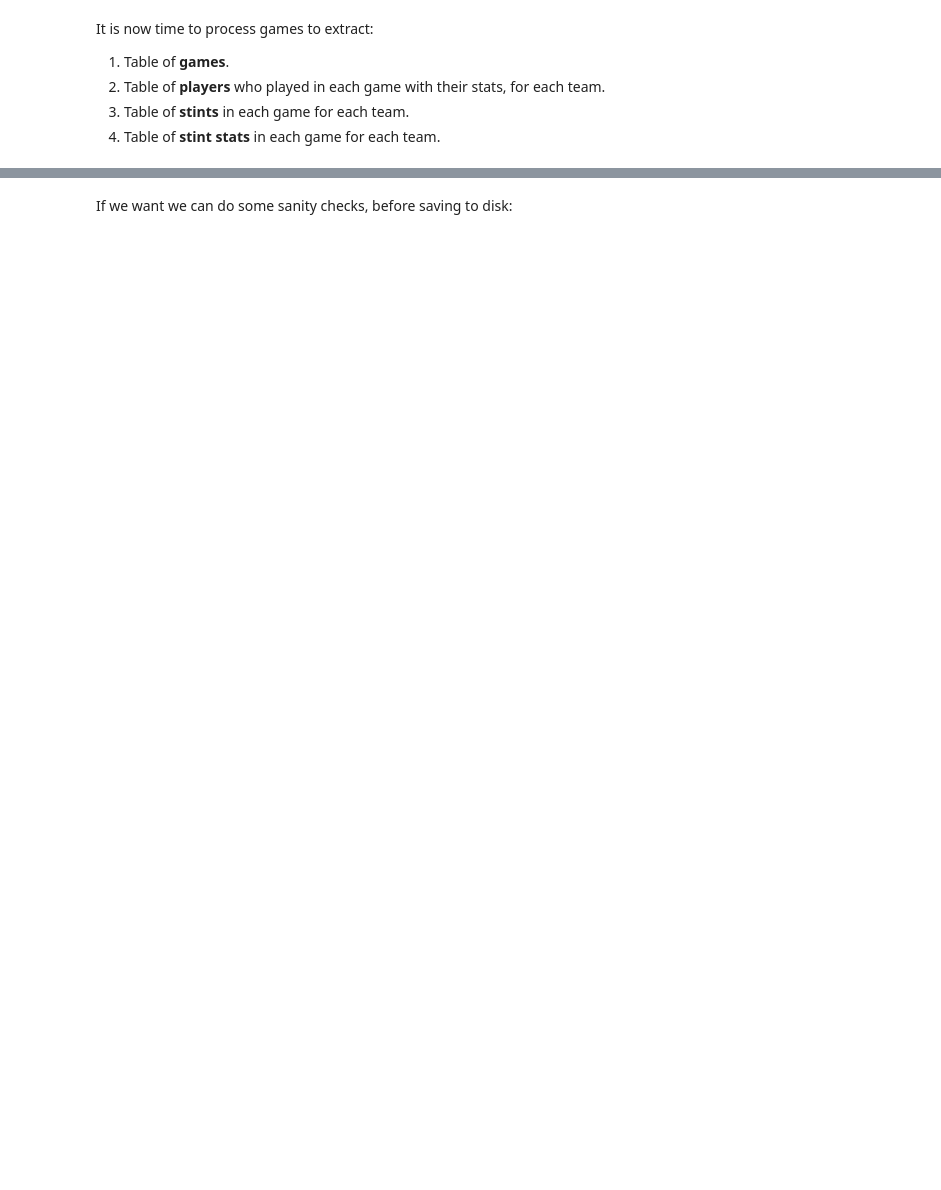
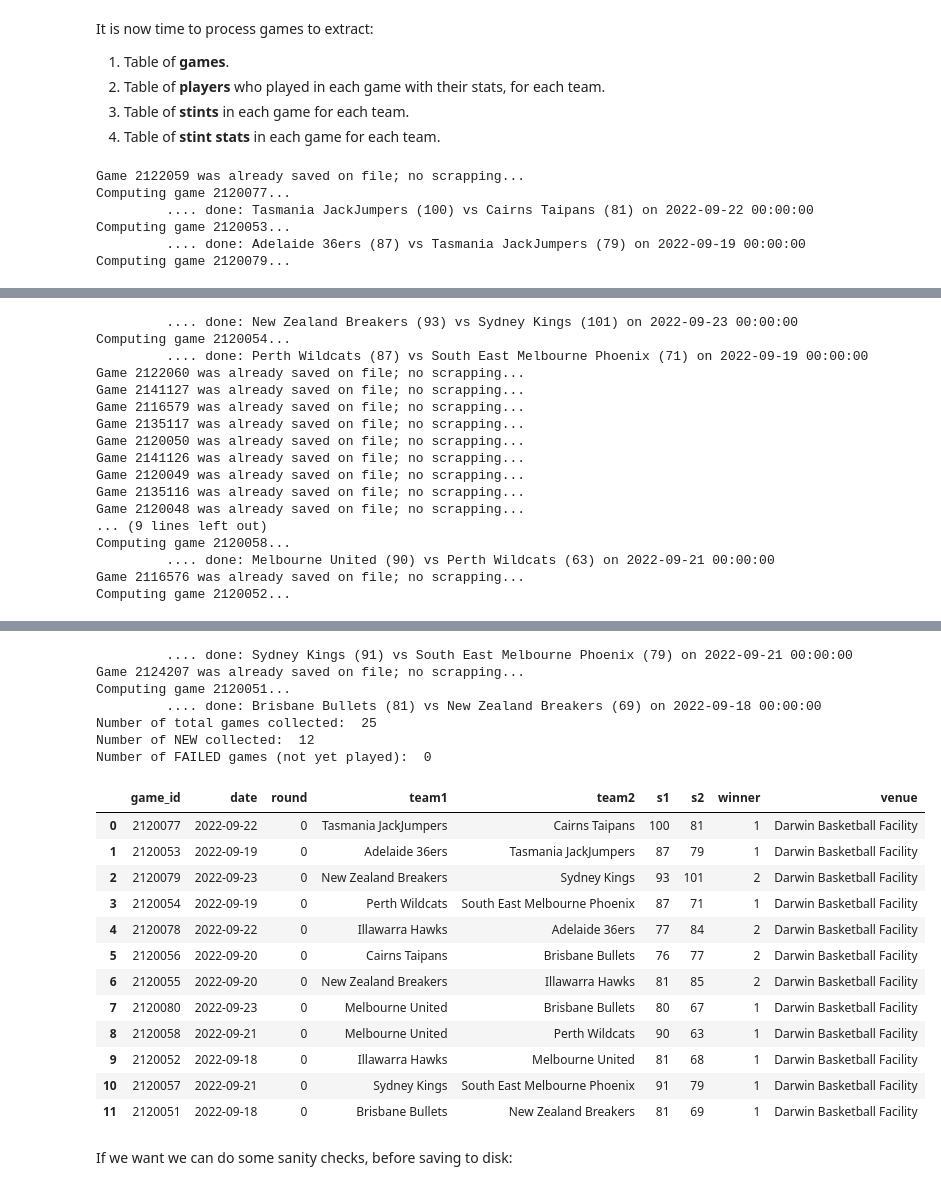
Before and after one commit to ssardina/pynbl, a Jupyter notebook: bball_stats.ipynb, the cells around one changed output, grey strips where cells are left out. Drawn from its saved outputs; the diff is of its cells as text; code cells hidden in the pictures; blank space fills up the shorter version.

Commit message:
report new games scrapped

```diff
--- a/bball_stats.ipynb
+++ b/bball_stats.ipynb
@@ -207,7 +212,8 @@ if len(games_data) == 0:
     raise SystemExit("No games!")
 
 # First, build a dataframe with all the game data collected
-games_df = pd.DataFrame(games_data) if saved_games_df is None else pd.concat([saved_games_df, pd.DataFrame(games_data)])
+games_scrapped_df = pd.DataFrame(games_data)    # games that have been scrapped from web
+games_df =  games_scrapped_df if saved_games_df is None else pd.concat([saved_games_df, games_scrapped_df])
 games_df.reset_index(inplace=True, drop=True)
 
 # Build players dataframe
@@ -229,4 +235,13 @@ print("Number of FAILED games (not yet played): ", len(games) - games_df.shape[0
 # stint_stats_df.sample(2)
 # stints_df.sample(2)
 games_df.sample(5)
+games_scrapped_df # report all new games scrapped
+
 # players_df.sample(5)
+# %% [output]
+Game 2122059 was already saved on file; no scrapping...
+Computing game 2120077...
+         .... done: Tasmania JackJumpers (100) vs Cairns Taipans (81) on 2022-09-22 00:00:00
+Computing game 2120053...
+         .... done: Adelaide 36ers (87) vs Tasmania JackJumpers (79) on 2022-09-19 00:00:00
+Computing game 2120079...
@@ -232,0 +249,17 @@ games_df.sample(5)
+         .... done: New Zealand Breakers (93) vs Sydney Kings (101) on 2022-09-23 00:00:00
+Computing game 2120054...
+         .... done: Perth Wildcats (87) vs South East Melbourne Phoenix (71) on 2022-09-19 00:00:00
+Game 2122060 was already saved on file; no scrapping...
+Game 2141127 was already saved on file; no scrapping...
+Game 2116579 was already saved on file; no scrapping...
+Game 2135117 was already saved on file; no scrapping...
+Game 2120050 was already saved on file; no scrapping...
+Game 2141126 was already saved on file; no scrapping...
+Game 2120049 was already saved on file; no scrapping...
+Game 2135116 was already saved on file; no scrapping...
+Game 2120048 was already saved on file; no scrapping...
+... (9 lines left out)
+Computing game 2120058...
+         .... done: Melbourne United (90) vs Perth Wildcats (63) on 2022-09-21 00:00:00
+Game 2116576 was already saved on file; no scrapping...
+Computing game 2120052...
@@ -233,3 +271,23 @@ games_df.sample(5)
+         .... done: Sydney Kings (91) vs South East Melbourne Phoenix (79) on 2022-09-21 00:00:00
+Game 2124207 was already saved on file; no scrapping...
+Computing game 2120051...
+         .... done: Brisbane Bullets (81) vs New Zealand Breakers (69) on 2022-09-18 00:00:00
+Number of total games collected:  25
+Number of NEW collected:  12
+Number of FAILED games (not yet played):  0
+|  | game_id | date | round | team1 | team2 | s1 | s2 | winner | venue |
+| 0 | 2120077 | 2022-09-22 | 0 | Tasmania JackJumpers | Cairns Taipans | 100 | 81 | 1 | Darwin Basketball Facility |
+| 1 | 2120053 | 2022-09-19 | 0 | Adelaide 36ers | Tasmania JackJumpers | 87 | 79 | 1 | Darwin Basketball Facility |
+| 2 | 2120079 | 2022-09-23 | 0 | New Zealand Breakers | Sydney Kings | 93 | 101 | 2 | Darwin Basketball Facility |
+| 3 | 2120054 | 2022-09-19 | 0 | Perth Wildcats | South East Melbourne Phoenix | 87 | 71 | 1 | Darwin Basketball Facility |
+| 4 | 2120078 | 2022-09-22 | 0 | Illawarra Hawks | Adelaide 36ers | 77 | 84 | 2 | Darwin Basketball Facility |
+| 5 | 2120056 | 2022-09-20 | 0 | Cairns Taipans | Brisbane Bullets | 76 | 77 | 2 | Darwin Basketball Facility |
+| 6 | 2120055 | 2022-09-20 | 0 | New Zealand Breakers | Illawarra Hawks | 81 | 85 | 2 | Darwin Basketball Facility |
+| 7 | 2120080 | 2022-09-23 | 0 | Melbourne United | Brisbane Bullets | 80 | 67 | 1 | Darwin Basketball Facility |
+| 8 | 2120058 | 2022-09-21 | 0 | Melbourne United | Perth Wildcats | 90 | 63 | 1 | Darwin Basketball Facility |
+| 9 | 2120052 | 2022-09-18 | 0 | Illawarra Hawks | Melbourne United | 81 | 68 | 1 | Darwin Basketball Facility |
+| 10 | 2120057 | 2022-09-21 | 0 | Sydney Kings | South East Melbourne Phoenix | 91 | 79 | 1 | Darwin Basketball Facility |
+| 11 | 2120051 | 2022-09-18 | 0 | Brisbane Bullets | New Zealand Breakers | 81 | 69 | 1 | Darwin Basketball Facility |
 # %% [markdown]
 If we want we can do some sanity checks, before saving to disk:
 # %%
```
Also changed, not shown: parts of 8 cells of this notebook.
